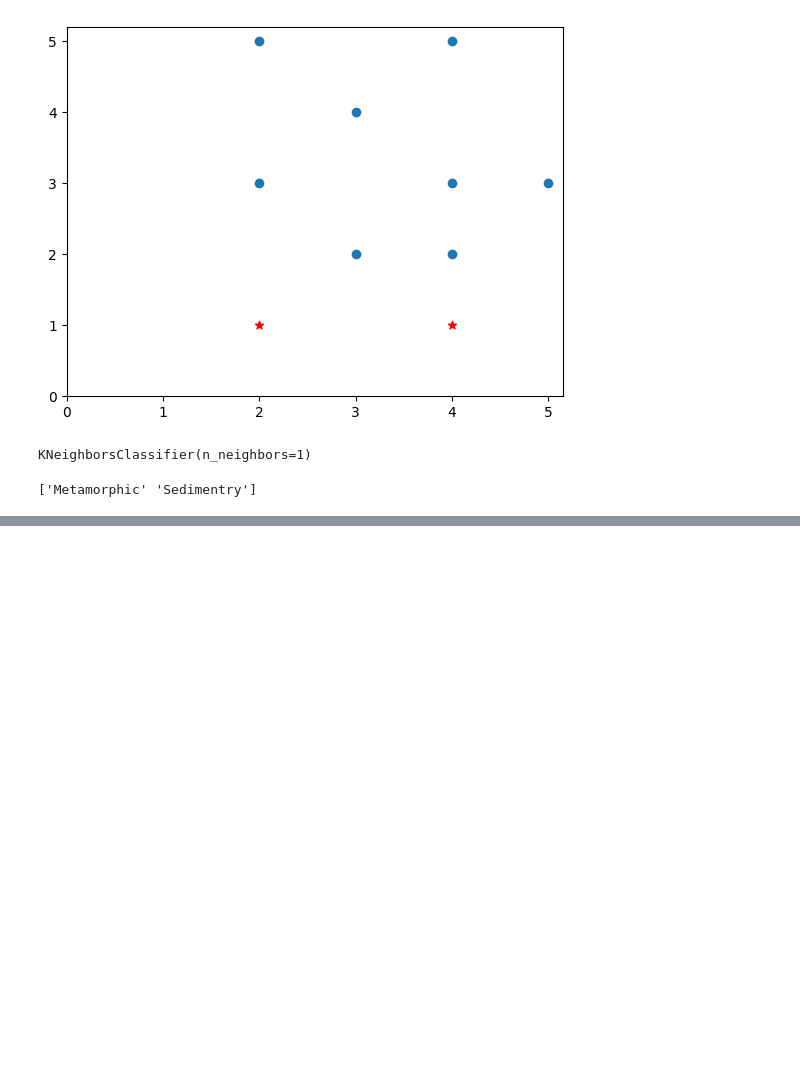
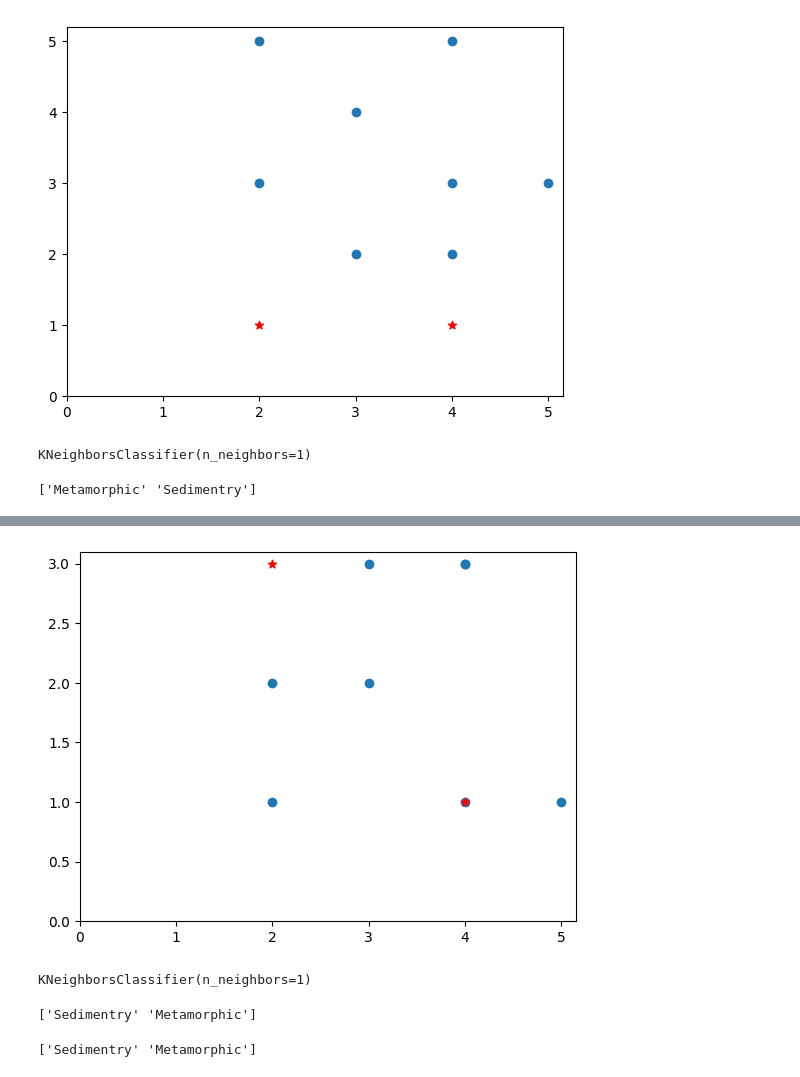
Before and after one commit to 0abdullahbhutto0/ai-course-repo, a Jupyter notebook: AI_KNN.ipynb, the cells around one changed output, grey strips where cells are left out. Saved outputs shown, nothing was run; the diff lists cells and outputs as text; code cells hidden in the pictures; blank space fills up the shorter version.

```diff
--- a/AI_KNN.ipynb
+++ b/AI_KNN.ipynb
@@ -56,0 +71,15 @@ print(pred)
+# %%
+data = {
+    'Mineral' : ['Sedimentry','Sedimentry','Sedimentry','Sedimentry','Metamorphic','Metamorphic','Metamorphic','Metamorphic'],
+    'Hardness' : [3,2,4,4,2,3,4,5],
+    'Grainsize' : [3,2,3,3,1,2,1,1]
+}
+sample_data = {
+    'Hardness' : [2,4],
+    'Grainsize' : [3,1]
+}
+data_df2 = pd.DataFrame(data)
+sampleData_df2 = pd.DataFrame(sample_data)
+print(data_df2)
+print('\n')
+print(sampleData_df2)
@@ -56,0 +101,27 @@ print(pred)
+# %%
+plt.scatter(data_df2['Hardness'].values,data_df2['Grainsize'].values)
+plt.scatter(sampleData_df2['Hardness'].values,sampleData_df2['Grainsize'].values,marker='*',color='red')
+plt.ylim(bottom=0)
+plt.xlim(left=0)
+plt.show()
+# %% [output]
+[figure, added]
+# %%
+X2 = data_df2[['Hardness', 'Grainsize']].values
+y2 = data_df2['Mineral'].values
+knn2 = KNeighborsClassifier(n_neighbors=1)
+knn2.fit(X2,y2)
+# %% [output]
+KNeighborsClassifier(n_neighbors=1)
+# %%
+pred2 = knn2.predict(sampleData_df2[['Hardness', 'Grainsize']].values)
+print(pred2)
+# %% [output]
+['Sedimentry' 'Metamorphic']
+# %%
+knn2 = KNeighborsClassifier(n_neighbors=3)
+knn2.fit(X2,y2)
+pred2 = knn2.predict(sampleData_df2[['Hardness', 'Grainsize']].values)
+print(pred2)
+# %% [output]
+['Sedimentry' 'Metamorphic']
```
Also changed, not shown: parts of 6 cells of this notebook.
